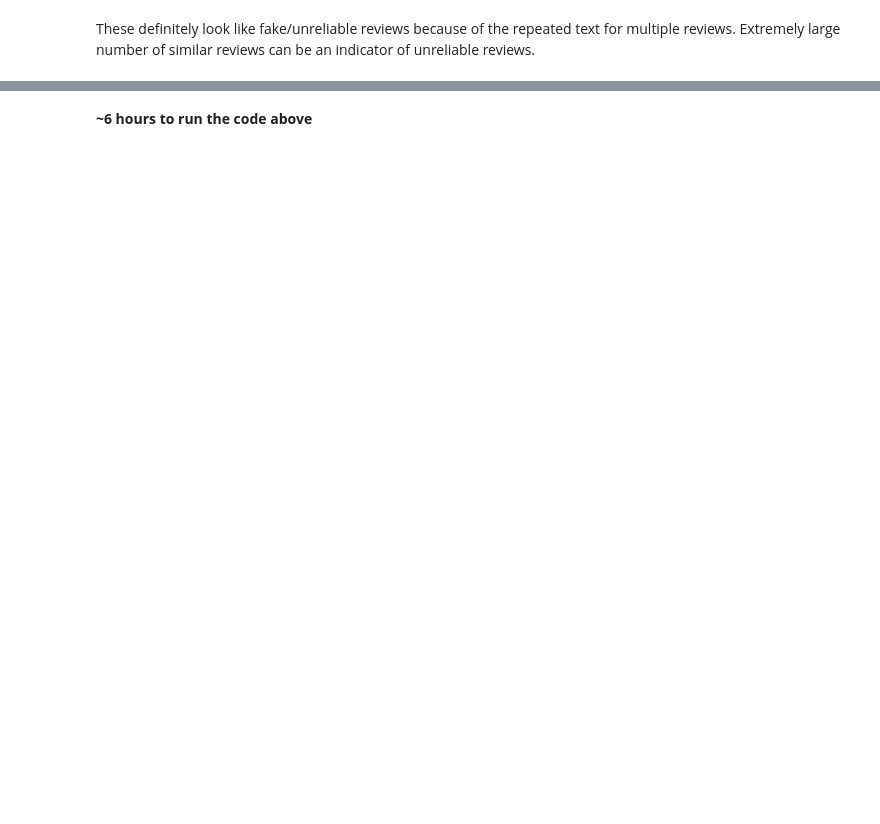
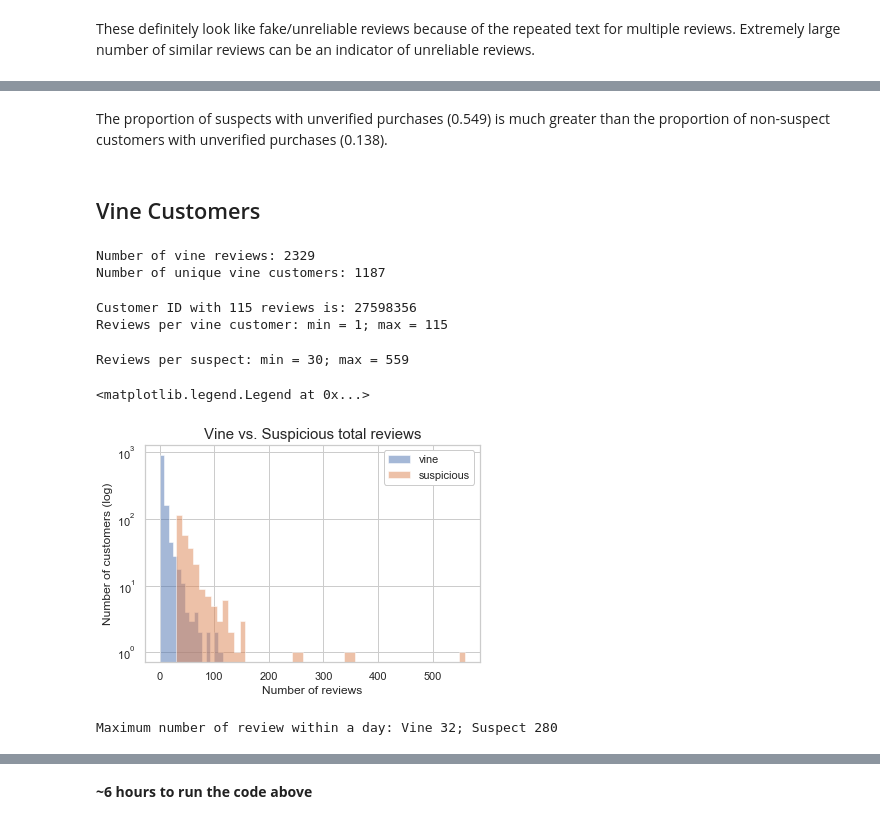
Before and after one commit to chantel808/Springboard_Capstone2, a Jupyter notebook: Amazon_reviews_EDA_CClark.ipynb, the cells around one changed output, grey strips where cells are left out. Saved outputs shown, nothing was run; the diff lists cells and outputs as text; code cells hidden in the pictures; blank space fills up the shorter version.

```diff
--- a/Amazon_reviews_EDA_CClark.ipynb
+++ b/Amazon_reviews_EDA_CClark.ipynb
@@ -690,0 +566,50 @@ customer_df.tail()
+# %% [markdown]
+The proportion of suspects with unverified purchases (0.549) is much greater than the proportion of non-suspect customers with unverified purchases (0.138).
+# %% [markdown]
+## Vine Customers
+# %%
+# Num vine reviews
+print('Number of vine reviews:', len(url_df[url_df.vine=='Y']))
+# Num unique vine reviewers
+vine_reviewers = url_df[url_df.vine=='Y'].customer_id.unique()
+print('Number of unique vine customers:', len(vine_reviewers))
+# %% [output]
+Number of vine reviews: 2329
+Number of unique vine customers: 1187
+# %%
+# Find the total number of reviews for each vine reviewer
+total_vine_revs = []
+
+for reviewer in vine_reviewers:
+    reviews = url_df[url_df['customer_id'] == reviewer]
+    total_vine_revs.append(len(reviews))
+    if len(reviews) == 115:
+        print('Customer ID with 115 reviews is:', reviewer)
+
+print('Reviews per vine customer: min = {}; max = {}'.format(min(total_vine_revs), max(total_vine_revs)))
+# %% [output]
+Customer ID with 115 reviews is: 27598356
+Reviews per vine customer: min = 1; max = 115
+# %%
+# Find the total number of reviews for each suspicious reviewer
+total_susp_revs = []
+
+for reviewer in suspects:
+    reviews = url_df[url_df['customer_id'] == reviewer]
+    total_susp_revs.append(len(reviews))
+
+print('Reviews per suspect: min = {}; max = {}'.format(min(total_susp_revs), max(total_susp_revs)))
+# %% [output]
+Reviews per suspect: min = 30; max = 559
+# %%
+plt.hist(total_vine_revs, histtype='stepfilled', bins=15, label='vine', alpha=0.5)
+plt.hist(total_susp_revs, histtype='stepfilled', bins=50, label='suspicious', alpha=0.5)
+
+plt.title('Vine vs. Suspicious total reviews', fontsize=15)
+plt.ylabel('Number of customers (log)')
+plt.xlabel('Number of reviews')
+plt.yscale('log')
+plt.legend(frameon=True, facecolor='white', framealpha=1)
+# %% [output]
+<matplotlib.legend.Legend at 0x...>
+[figure, added]
@@ -690,0 +639,4 @@ customer_df.tail()
+# %%
+print('Maximum number of review within a day: Vine {}; Suspect {}'.format(max(vine_revs_pd), max(susp_revs_pd)))
+# %% [output]
+Maximum number of review within a day: Vine 32; Suspect 280
```
Also changed, not shown: parts of 92 cells of this notebook.
